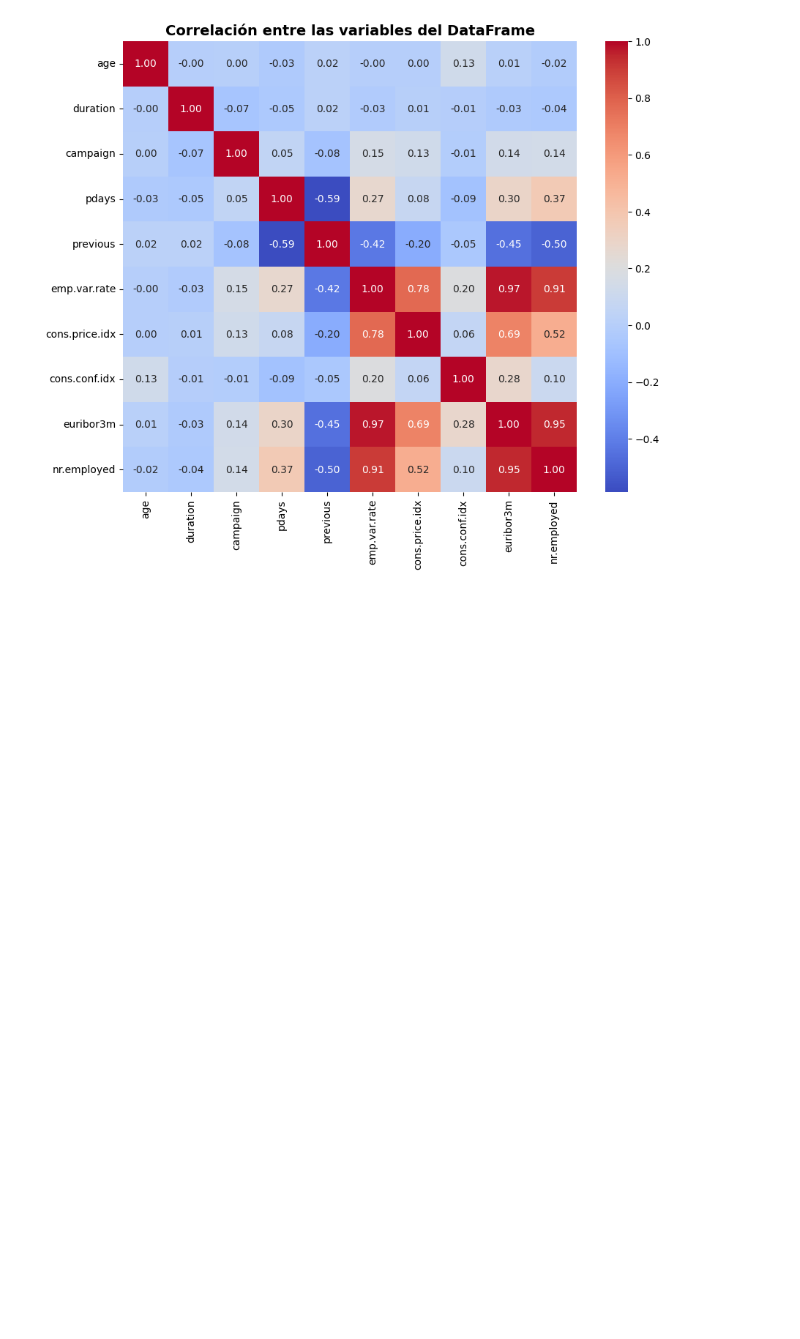
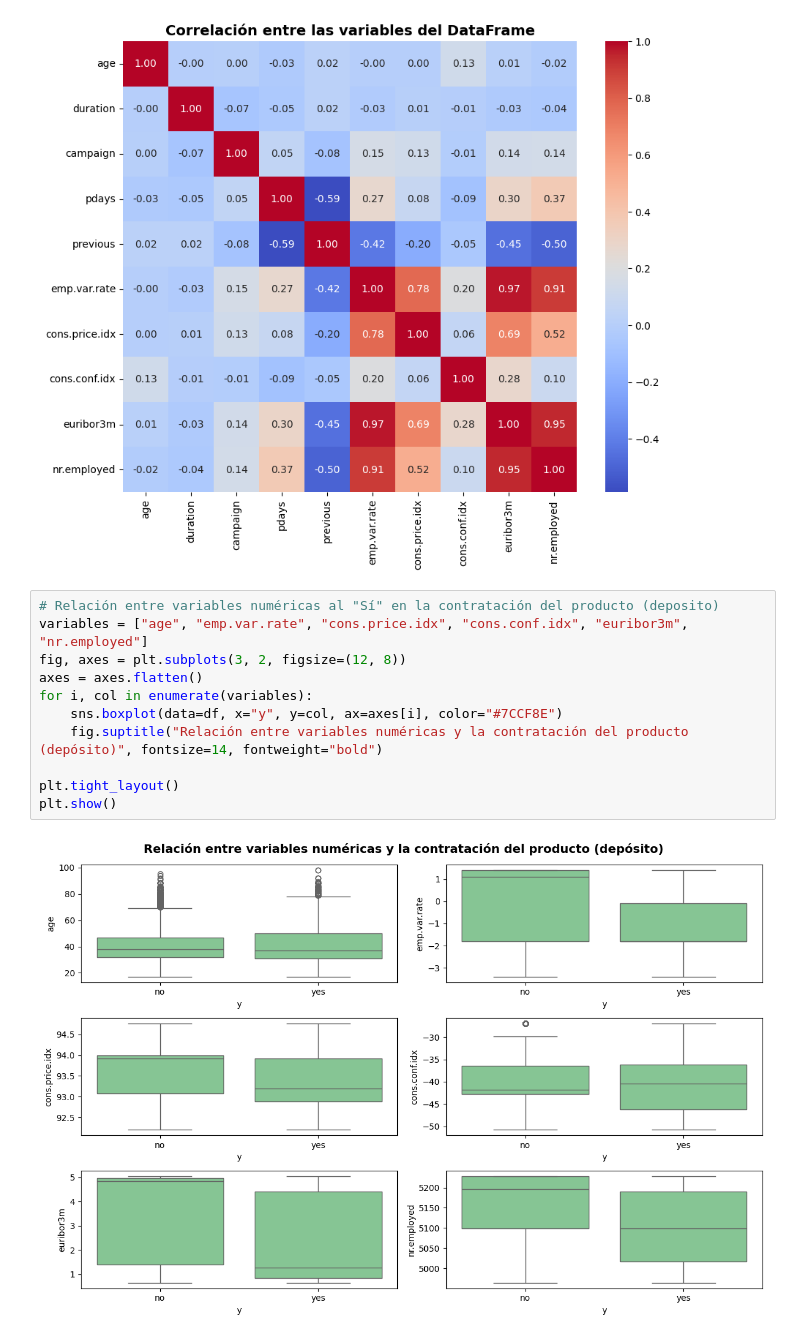
Before and after one commit to 4GeeksAcademy/Leonel_Ponce_Proyecto-de-Regresion-Logistica, a Jupyter notebook: src/explore.ipynb, the cells around one changed output. Cells and saved outputs as stored; diff of their text form; blank space fills up the shorter version.

```diff
--- a/src/explore.ipynb
+++ b/src/explore.ipynb
@@ -269,3 +268,16 @@ plt.title("Correlación entre las variables del DataFrame", fontsize=14, fontwei
 plt.show()
 # %% [output]
 [figure]
+# %%
+# Relación entre variables numéricas al "Sí" en la contratación del producto (deposito)
+variables = ["age", "emp.var.rate", "cons.price.idx", "cons.conf.idx", "euribor3m", "nr.employed"]
+fig, axes = plt.subplots(3, 2, figsize=(12, 8))
+axes = axes.flatten()
+for i, col in enumerate(variables):
+    sns.boxplot(data=df, x="y", y=col, ax=axes[i], color="#7CCF8E")
+    fig.suptitle("Relación entre variables numéricas y la contratación del producto (depósito)", fontsize=14, fontweight="bold")
+
+plt.tight_layout()
+plt.show()
+# %% [output]
+[figure, added]
```
Also changed, not shown: parts of 21 cells of this notebook.
